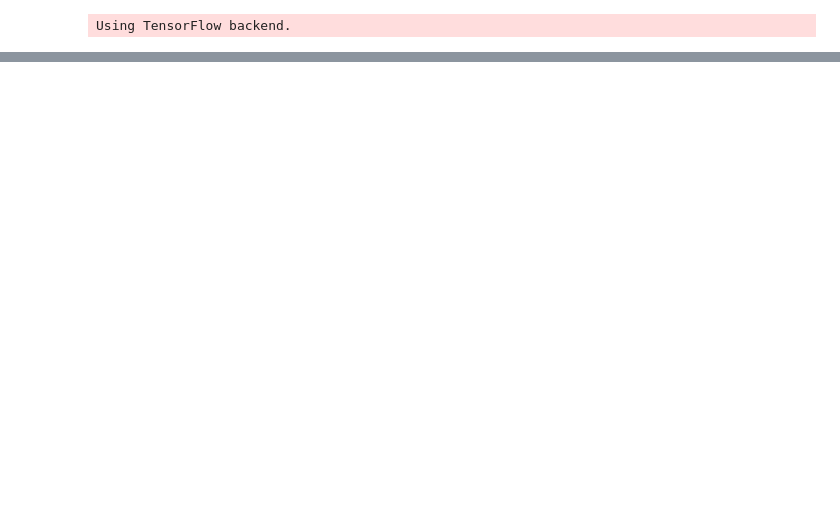
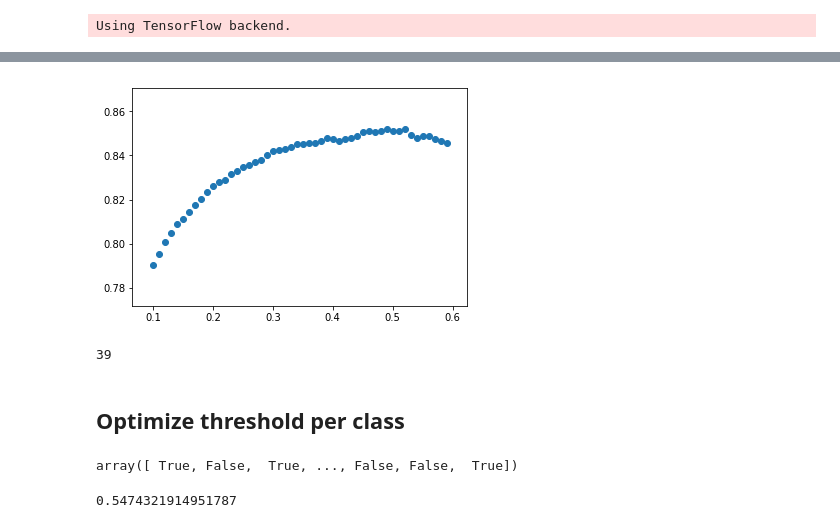
Before and after one commit to s6juncheng/HumanProteinAtlas, a Jupyter notebook: notebooks/Untitled.ipynb, the cells around one changed output, grey strips where cells are left out. Drawn from its saved outputs; the diff is of its cells as text; code cells hidden in the pictures; blank space fills up the shorter version.

```diff
--- a/notebooks/Untitled.ipynb
+++ b/notebooks/Untitled.ipynb
@@ -50,0 +116,23 @@ score = model.evaluate(x_test, y_test, batch_size=32)
+# %%
+prediction_val = model.predict_generator(iter_numpy(val_loader), steps=len(val_dataset) / 16)
+# %%
+val_true = []
+for item in iter(val_loader):
+    val_true.append(item[1].numpy())
+# %%
+val_true = np.concatenate(val_true)
+# %%
+scores = []
+for p in np.arange(0.1,0.6,0.01):
+    scores.append(f1_score(val_true, prediction_val>p, average='macro'))
+# %%
+plt.scatter(np.arange(0.1,0.6,0.01), scores)
+plt.show()
+# %% [output]
+[figure, added]
+# %%
+np.array(scores).argmax()
+# %% [output]
+39
+# %% [markdown]
+## Optimize threshold per class
@@ -50,0 +150,4 @@ score = model.evaluate(x_test, y_test, batch_size=32)
+# %%
+prediction_val[:,0] > 0.5
+# %% [output]
+array([ True, False,  True, ..., False, False,  True])
@@ -50,0 +164,4 @@ score = model.evaluate(x_test, y_test, batch_size=32)
+# %%
+f1_score(val_true, tmp, average='macro')
+# %% [output]
+0.5474321914951787
```
Also changed, not shown: parts of 34 cells of this notebook, 8 other files.
